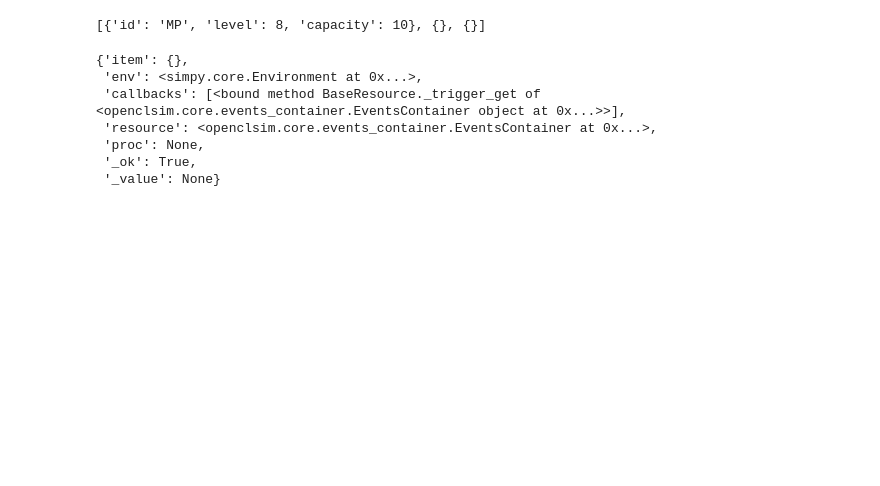
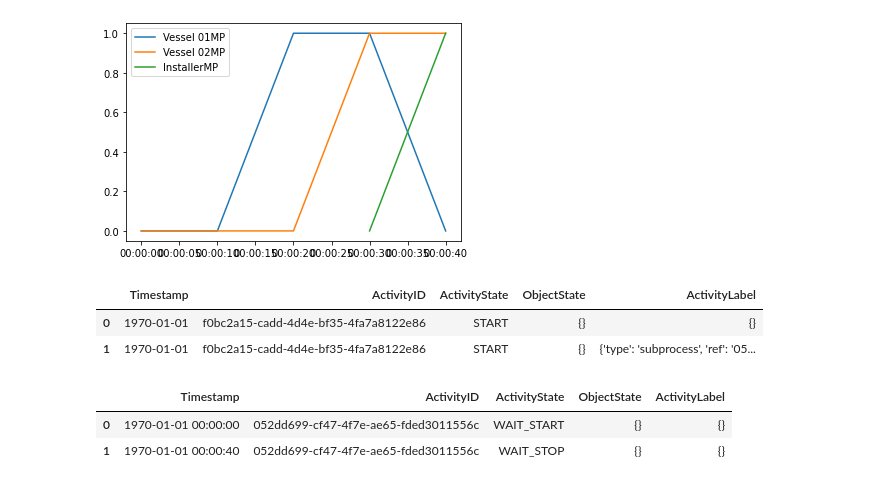
Before and after one commit to VanOord/OpenCLSim, a Jupyter notebook: notebooks/Reservations/24_simple feeder process MC.ipynb, the cells around one changed output. Saved outputs shown, nothing was run; the diff lists cells and outputs as text; code cells hidden in the pictures; blank space fills up the shorter version.

```diff
--- a/notebooks/Reservations/24_simple feeder process MC.ipynb
+++ b/notebooks/Reservations/24_simple feeder process MC.ipynb
@@ -226,4 +230,0 @@ fig = plot.get_step_chart([from_site, to_site])
-# %%
-from_site.container.items
-# %% [output]
-[{'id': 'MP', 'level': 8, 'capacity': 10}, {}, {}]
@@ -232,10 +231,16 @@ obj = simpy.FilterStore.put(from_site.container, {})
-# %%
-obj.__dict__
-# %% [output]
-{'item': {},
- 'env': <simpy.core.Environment at 0x...>,
- 'callbacks': [<bound method BaseResource._trigger_get of <openclsim.core.events_container.EventsContainer object at 0x...>>],
- 'resource': <openclsim.core.events_container.EventsContainer at 0x...>,
- 'proc': None,
- '_ok': True,
- '_value': None}
+# %%
+fig = plot.get_step_chart([vessel_1,vessel_2, installer])
+# %% [output]
+[figure, added]
+# %%
+pd.DataFrame(install_process.log)
+# %% [output]
+|  | Timestamp | ActivityID | ActivityState | ObjectState | ActivityLabel |
+| 0 | 1970-01-01 | f0bc2a15-cadd-4d4e-bf35-4fa7a8122e86 | START | {} | {} |
+| 1 | 1970-01-01 | f0bc2a15-cadd-4d4e-bf35-4fa7a8122e86 | START | {} | {'type': 'subprocess', 'ref': '05... |
+# %%
+pd.DataFrame(install_process.sub_processes[0].log)
+# %% [output]
+|  | Timestamp | ActivityID | ActivityState | ObjectState | ActivityLabel |
+| 0 | 1970-01-01 00:00:00 | 052dd699-cf47-4f7e-ae65-fded3011556c | WAIT_START | {} | {} |
+| 1 | 1970-01-01 00:00:40 | 052dd699-cf47-4f7e-ae65-fded3011556c | WAIT_STOP | {} | {} |
```
Also changed, not shown: parts of 7 cells of this notebook, 6 other files.
